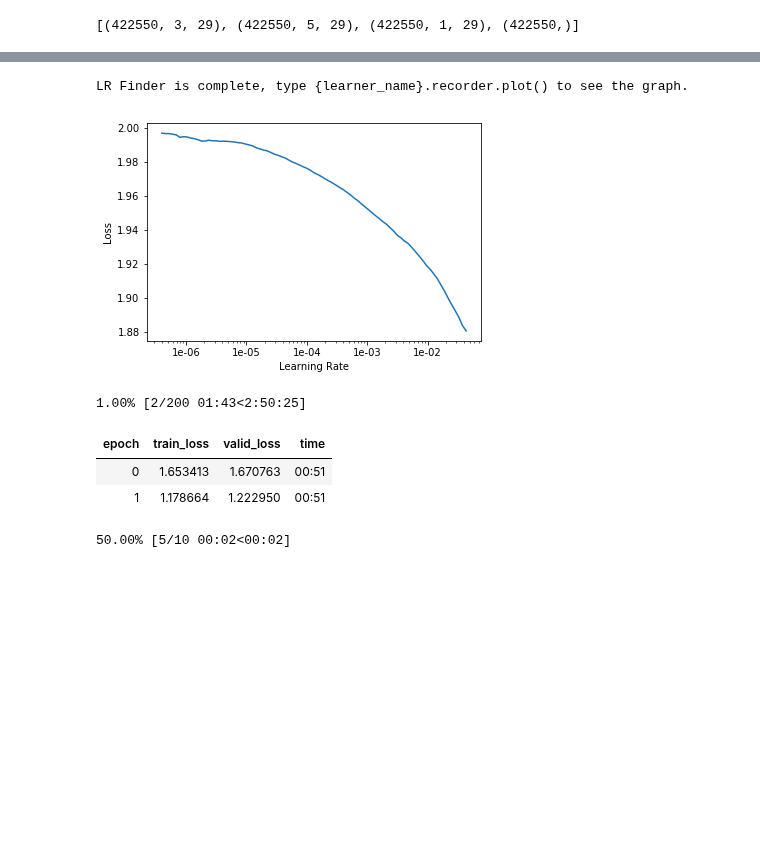
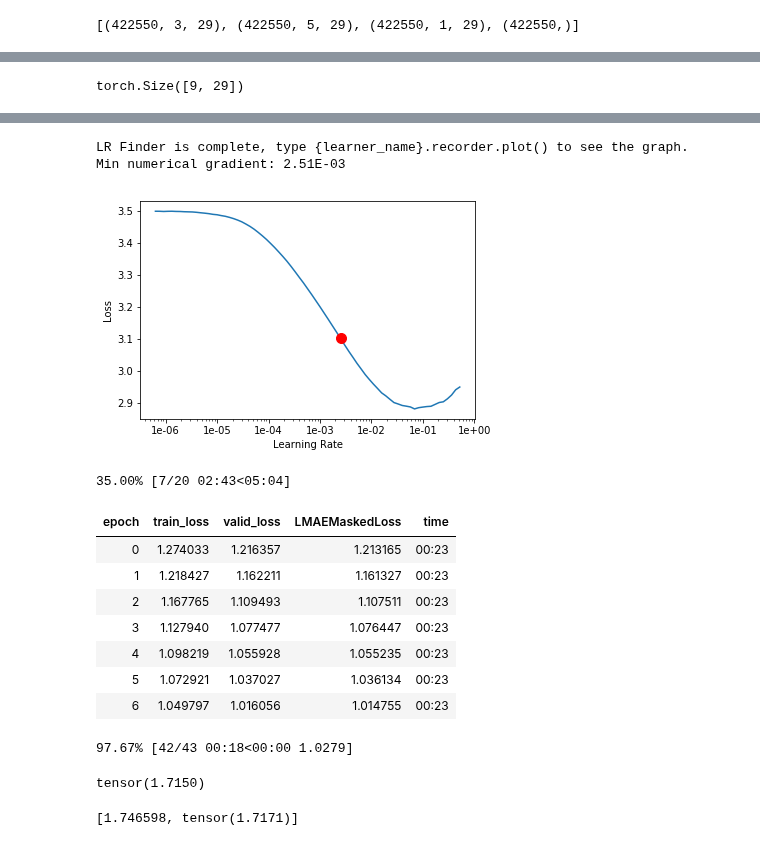
Before and after one commit to antorsae/champs-scalar-coupling, a Jupyter notebook: cloud.ipynb, the cells around one changed output, grey strips where cells are left out. Cells and saved outputs as stored; diff of their text form; code cells hidden in the pictures; blank space fills up the shorter version.

Commit message:
transformation matrix regularization, dropout and multigpu fp16

```diff
--- a/cloud.ipynb
+++ b/cloud.ipynb
@@ -422,7 +341,7 @@ class ScalarCouplingItem(ItemBase):
     def __hash__(self): return hash(str(self))
 # %%
-def LMAEMaskedLoss(input_output,target):
-    input, output = input_output
+def LMAEMaskedLoss(input_outputs,target,feature_transform_regularizer_weight=0.1):
+    input, output, trans, trans_feat = input_outputs
     loss = 0.
     n = 0
     for type in range(n_types):
@@ -431,7 +350,7 @@ def LMAEMaskedLoss(input_output,target):
             _output,_target = output[:,0,:], target
             loss += torch.log((_output[mask] - _target[mask]).abs().mean()+1e-9)
             n+=1
-    return loss/n
+    return loss/n + feature_transform_regularizer(trans)*feature_transform_regularizer_weight
 # %%
 class ScalarCouplingList(ItemList):
     def __init__(self, items:Iterator, **kwargs):
@@ -499,16 +395,23 @@ net = PointNetDenseReg(k = 1)
 class ChemCallback(Callback):
     def __init__(self):
         super().__init__()
-
+    def on_epoch_begin(self,**kwargs):
+        pass # PAVEL -> at some point do learner.opt.clear() or equivalent reset opt internals
     def on_batch_begin(self,**kwargs):
         "Save the last_input (i.e. current input) for on_loss_begin_callback"
         self.last_input = kwargs['last_input']
-
     def on_loss_begin(self, last_output:Tuple[Tensor,Tensor,Tensor], **kwargs):
         "Add last_input to last_output, i.e. input to loss function b/c we need it"
-        return {'last_output': (self.last_input, last_output[0])}
+        return {'last_output': (self.last_input, *last_output)}
+# %%
+data.train_ds.x[0].data.shape
+# %% [output]
+torch.Size([9, 29])
 # %%
-learner = None
+net, learner = None,None
 gc.collect()
 torch.cuda.empty_cache()
-learner = Learner(data,net, callbacks=[ChemCallback()], loss_func=LMAEMaskedLoss)
+net = PointNetDenseReg(k = 1)
+learner = Learner(data,net, callbacks=[ChemCallback()],
+                  loss_func=partial(LMAEMaskedLoss,feature_transform_regularizer_weight=1),
+                  metrics=[partial(LMAEMaskedLoss,feature_transform_regularizer_weight=0.)])
@@ -518,15 +418,33 @@ data.batch_size = 4096*2
+# %%
+learner = learner.to_parallel().to_fp16() # to_parallel/fp_16 does not converge as well. why?
+data.batch_size = 4096*4
 # %%
 learner.lr_find()
-learner.recorder.plot()
+learner.recorder.plot(suggestion=True)
 # %% [output]
 [interactive output not drawn]
 LR Finder is complete, type {learner_name}.recorder.plot() to see the graph.
+Min numerical gradient: 2.51E-03
-[figure, old version]
+[figure, new version]
-# %%
-learner.fit_one_cycle(200, max_lr=3e-2)
-# %% [output]
-1.00% [2/200 01:43<2:50:25]
-| epoch | train_loss | valid_loss | time |
-| 0 | 1.653413 | 1.670763 | 00:51 |
-| 1 | 1.178664 | 1.222950 | 00:51 |
-50.00% [5/10 00:02<00:02]
+# %%
+#learner.fit_one_cycle(200, max_lr=2e-1)
+learner.fit(20, lr=1e-3)
+# %% [output]
+35.00% [7/20 02:43<05:04]
+| epoch | train_loss | valid_loss | LMAEMaskedLoss | time |
+| 0 | 1.274033 | 1.216357 | 1.213165 | 00:23 |
+| 1 | 1.218427 | 1.162211 | 1.161327 | 00:23 |
+| 2 | 1.167765 | 1.109493 | 1.107511 | 00:23 |
+| 3 | 1.127940 | 1.077477 | 1.076447 | 00:23 |
+| 4 | 1.098219 | 1.055928 | 1.055235 | 00:23 |
+| 5 | 1.072921 | 1.037027 | 1.036134 | 00:23 |
+| 6 | 1.049797 | 1.016056 | 1.014755 | 00:23 |
+97.67% [42/43 00:18<00:00 1.0279]
+# %%
+torch.norm(learner.predict(data.valid_ds.x[0])[1][3])
+# %% [output]
+tensor(1.7150)
+# %%
+learner.validate()
+# %% [output]
+[1.746598, tensor(1.7171)]
```
Also changed, not shown: parts of 8 cells of this notebook.
